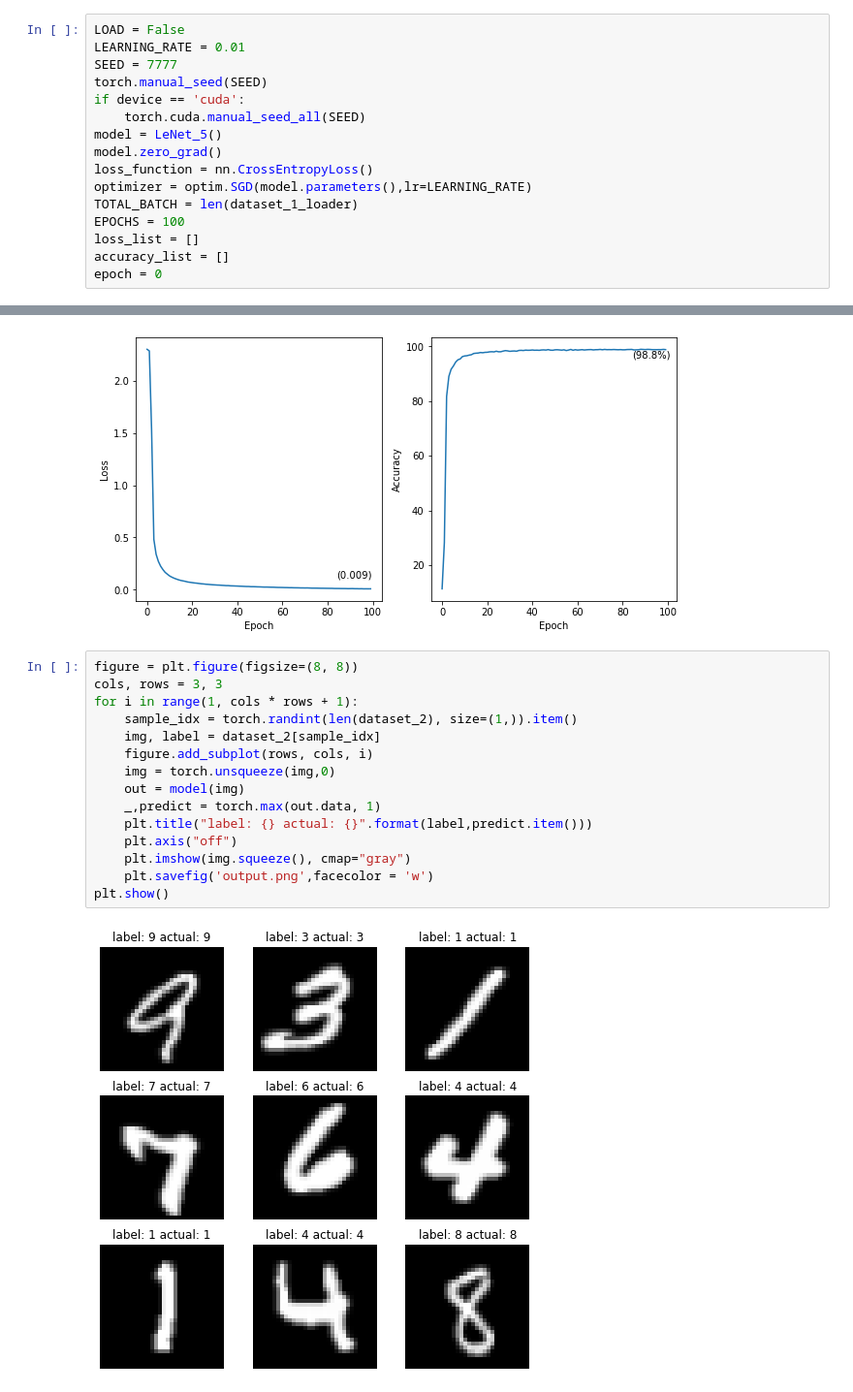
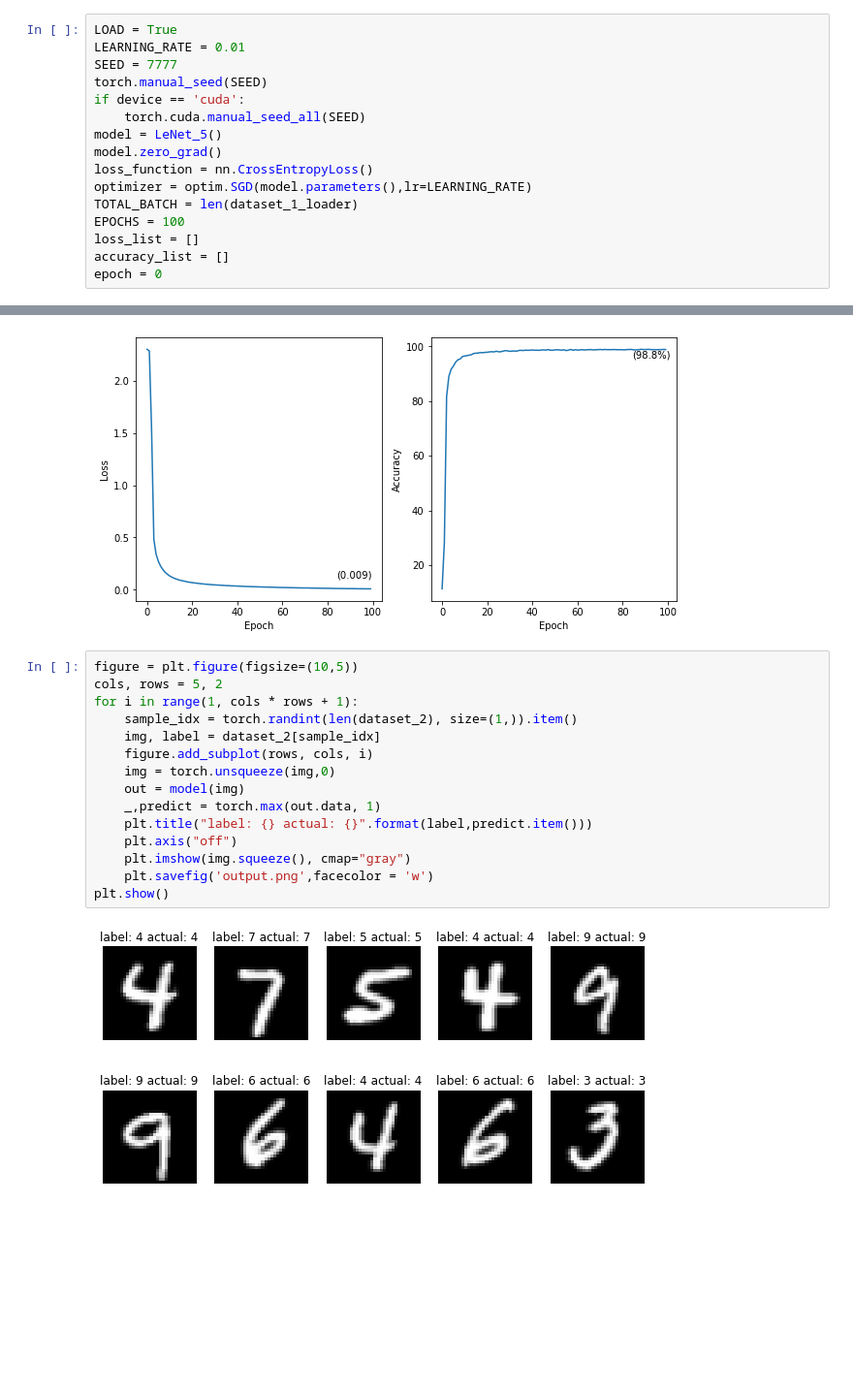
Before and after one commit to LimePencil/MNIST, a Jupyter notebook: MNIST_project/LeNet-5/train.ipynb, the cells around one changed output, grey strips where cells are left out. Shown at 97% size. Saved outputs shown, nothing was run; the diff lists cells and outputs as text; blank space fills up the shorter version.

```diff
--- a/MNIST_project/LeNet-5/train.ipynb
+++ b/MNIST_project/LeNet-5/train.ipynb
@@ -82,7 +81,7 @@ BATCH_SIZE = 128
 dataset_1_loader = DataLoader(dataset_1, batch_size=BATCH_SIZE, shuffle=True,drop_last=True)
 dataset_2_loader = DataLoader(dataset_2, batch_size=BATCH_SIZE, shuffle=True,drop_last=True)
 # %%
-LOAD = False
+LOAD = True
 LEARNING_RATE = 0.01
 SEED = 7777
 torch.manual_seed(SEED)
@@ -170,19 +151,19 @@ plt.show()
 # %% [output]
 [figure]
 # %%
-figure = plt.figure(figsize=(8, 8))
-cols, rows = 3, 3
+figure = plt.figure(figsize=(10,5))
+cols, rows = 5, 2
 for i in range(1, cols * rows + 1):
     sample_idx = torch.randint(len(dataset_2), size=(1,)).item()
     img, label = dataset_2[sample_idx]
     figure.add_subplot(rows, cols, i)
     img = torch.unsqueeze(img,0)
     out = model(img)
     _,predict = torch.max(out.data, 1)
     plt.title("label: {} actual: {}".format(label,predict.item()))
     plt.axis("off")
     plt.imshow(img.squeeze(), cmap="gray")
     plt.savefig('output.png',facecolor = 'w')
 plt.show()
 # %% [output]
-[figure, old version]
+[figure, new version]
```
Also changed, not shown: parts of 2 cells of this notebook, 1 other file.
